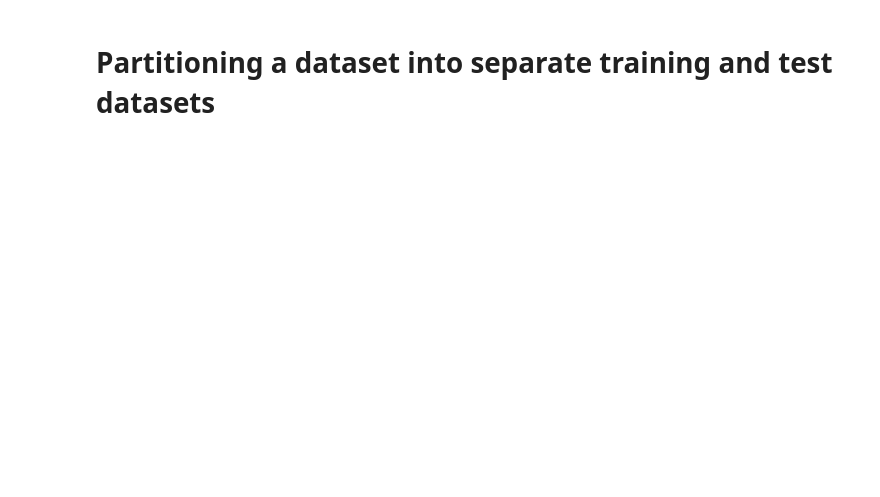
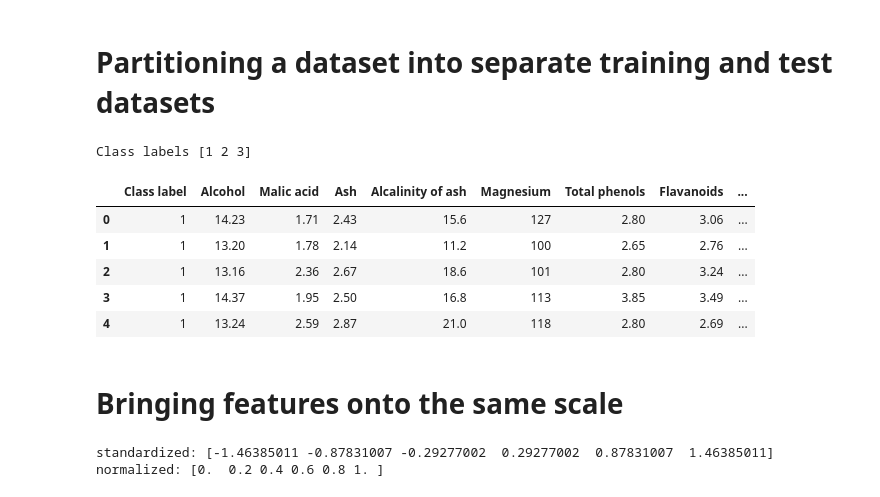
Before and after one commit to JPL-JUNO/Machine-Learning, a Jupyter notebook: MLPS/Codes/Ch04/codes1.ipynb, the cells around one changed output. Saved outputs shown, nothing was run; the diff lists cells and outputs as text; code cells hidden in the pictures; blank space fills up the shorter version.

Commit message:
Bringing features onto the same scale

```diff
--- a/MLPS/Codes/Ch04/codes1.ipynb
+++ b/MLPS/Codes/Ch04/codes1.ipynb
@@ -144,4 +256,27 @@ sys.path.append('../')
 # %%
 from data.get_data import DataLoader
 dl = DataLoader()
-df_wine = dl.get_iris()
+df_wine = dl.get_wine()
+# %%
+df_wine.columns = ['Class label', 'Alcohol',
+                   'Malic acid', 'Ash',
+                   'Alcalinity of ash', 'Magnesium',
+                   'Total phenols', 'Flavanoids',
+                   'Nonflavanoid phenols',
+                   'Proanthocyanins',
+                   'Color intensity', 'Hue',
+                   'OD280/OD315 of diluted wines',
+                   'Proline']
+# %%
+print('Class labels', np.unique(df_wine['Class label']))
+# %% [output]
+Class labels [1 2 3]
+# %%
+df_wine.head()
+# %% [output]
+|  | Class label | Alcohol | Malic acid | Ash | Alcalinity of ash | Magnesium | Total phenols | Flavanoids | ... |
+| 0 | 1 | 14.23 | 1.71 | 2.43 | 15.6 | 127 | 2.80 | 3.06 | ... |
+| 1 | 1 | 13.20 | 1.78 | 2.14 | 11.2 | 100 | 2.65 | 2.76 | ... |
+| 2 | 1 | 13.16 | 2.36 | 2.67 | 18.6 | 101 | 2.80 | 3.24 | ... |
+| 3 | 1 | 14.37 | 1.95 | 2.50 | 16.8 | 113 | 3.85 | 3.49 | ... |
+| 4 | 1 | 13.24 | 2.59 | 2.87 | 21.0 | 118 | 2.80 | 2.69 | ... |
@@ -147,0 +286,2 @@ df_wine = dl.get_iris()
+# %% [markdown]
+# Bringing features onto the same scale
@@ -147,0 +293,7 @@ df_wine = dl.get_iris()
+# %%
+ex = np.arange(6)
+print('standardized:', (ex-ex.mean())/ex.std())
+print('normalized:', (ex-ex.min())/(ex.max()-ex.min()))
+# %% [output]
+standardized: [-1.46385011 -0.87831007 -0.29277002  0.29277002  0.87831007  1.46385011]
+normalized: [0.  0.2 0.4 0.6 0.8 1. ]
```
Also changed, not shown: parts of 30 cells of this notebook, 5 other files.
